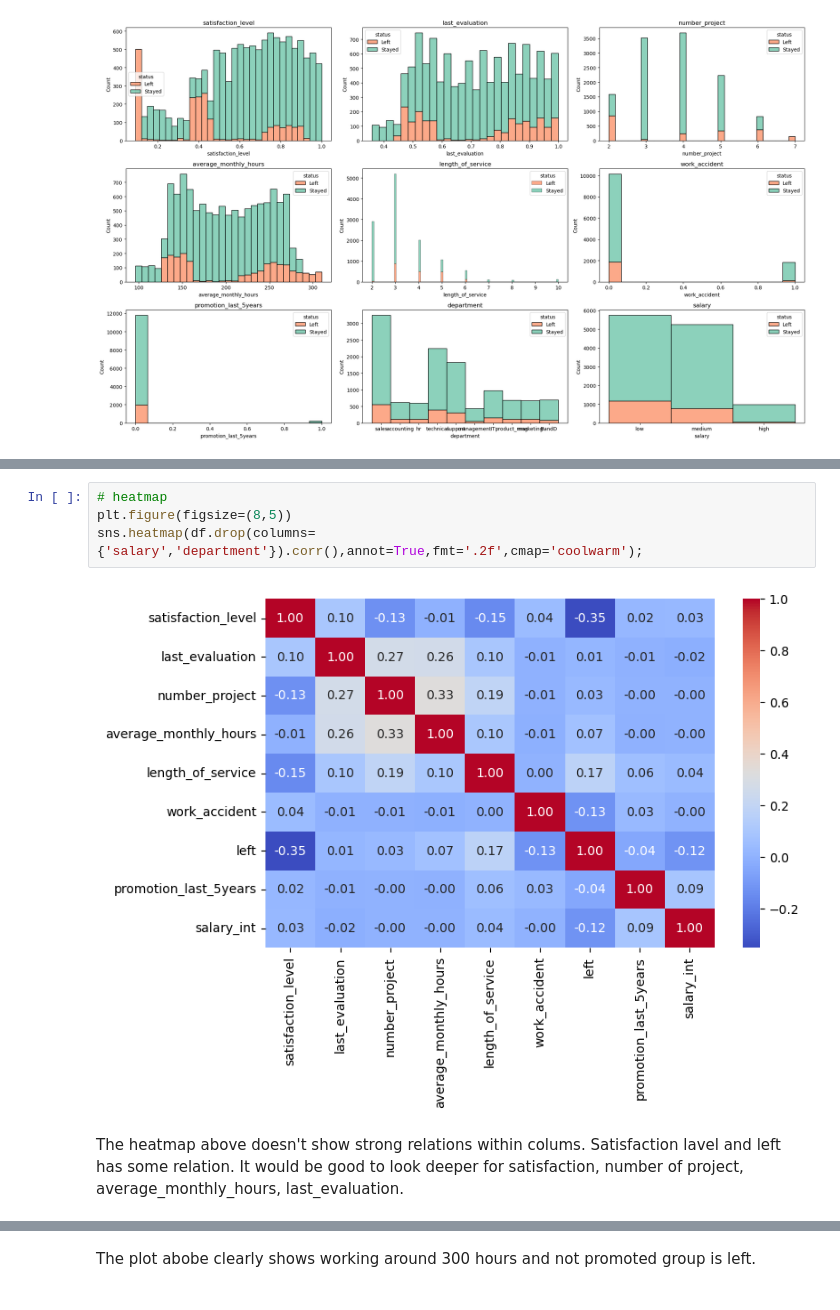
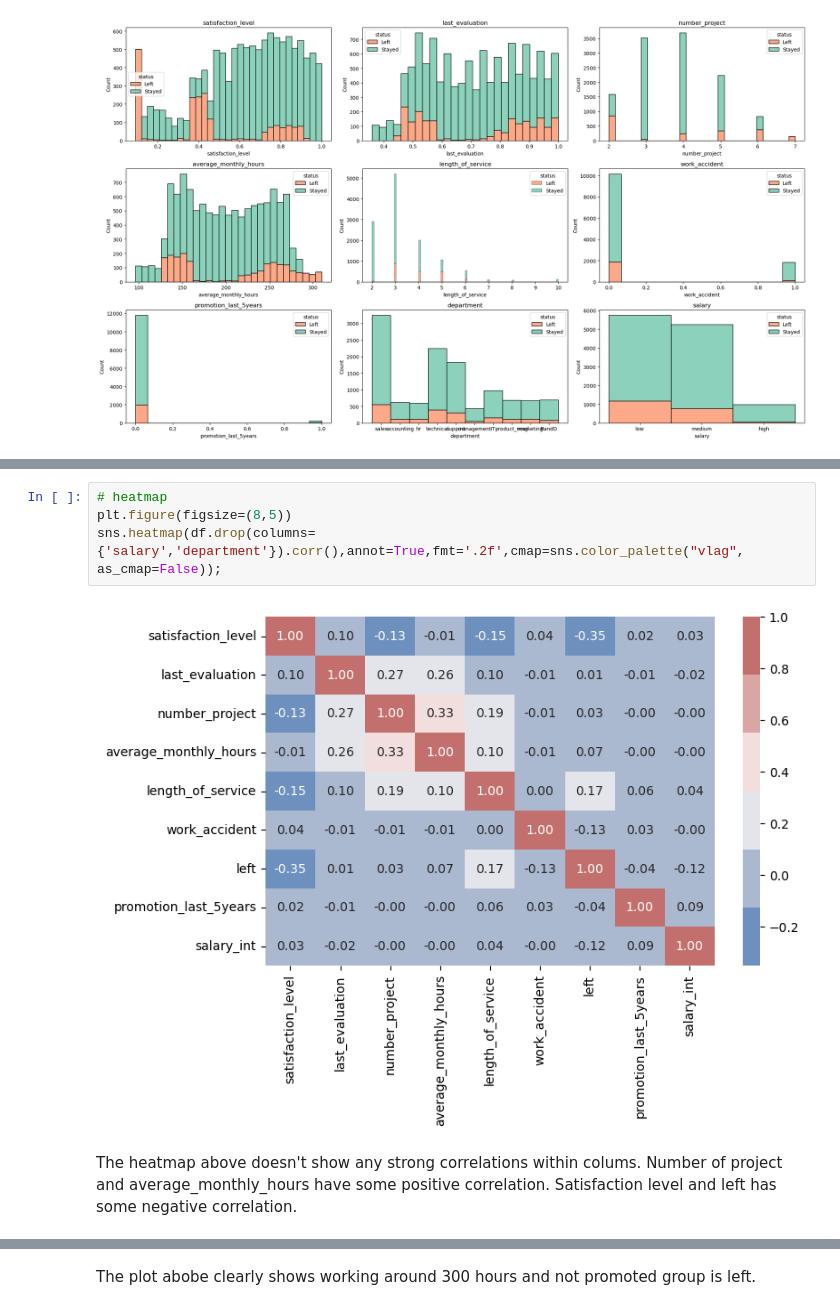
Before and after one commit to Risa10000/Portfolio, a Jupyter notebook: Prediction_of_turnover.ipynb, the cells around one changed output, grey strips where cells are left out. Drawn from its saved outputs; the diff is of its cells as text.

```diff
--- a/Prediction_of_turnover.ipynb
+++ b/Prediction_of_turnover.ipynb
@@ -303,11 +294,10 @@ Name: salary_int, Length: 11991, dtype: int64
 # %%
 # heatmap
 plt.figure(figsize=(8,5))
-sns.heatmap(df.drop(columns={'salary','department'}).corr(),annot=True,fmt='.2f',cmap='coolwarm');
+sns.heatmap(df.drop(columns={'salary','department'}).corr(),annot=True,fmt='.2f',cmap=sns.color_palette("vlag", as_cmap=False));
 # %% [output]
-[figure, old version]
+[figure, new version]
 # %% [markdown]
-The heatmap above doesn't show strong relations within colums.
-Satisfaction lavel and left has some relation.
-It would be good to look deeper for satisfaction, number of project, average_monthly_hours, last_evaluation.
+The heatmap above doesn't show any strong correlations within colums.
+Number of project and average_monthly_hours have some positive correlation. Satisfaction level and left has some negative correlation.
 # %%
```
Also changed, not shown: parts of 73 cells of this notebook, 10 other files.
